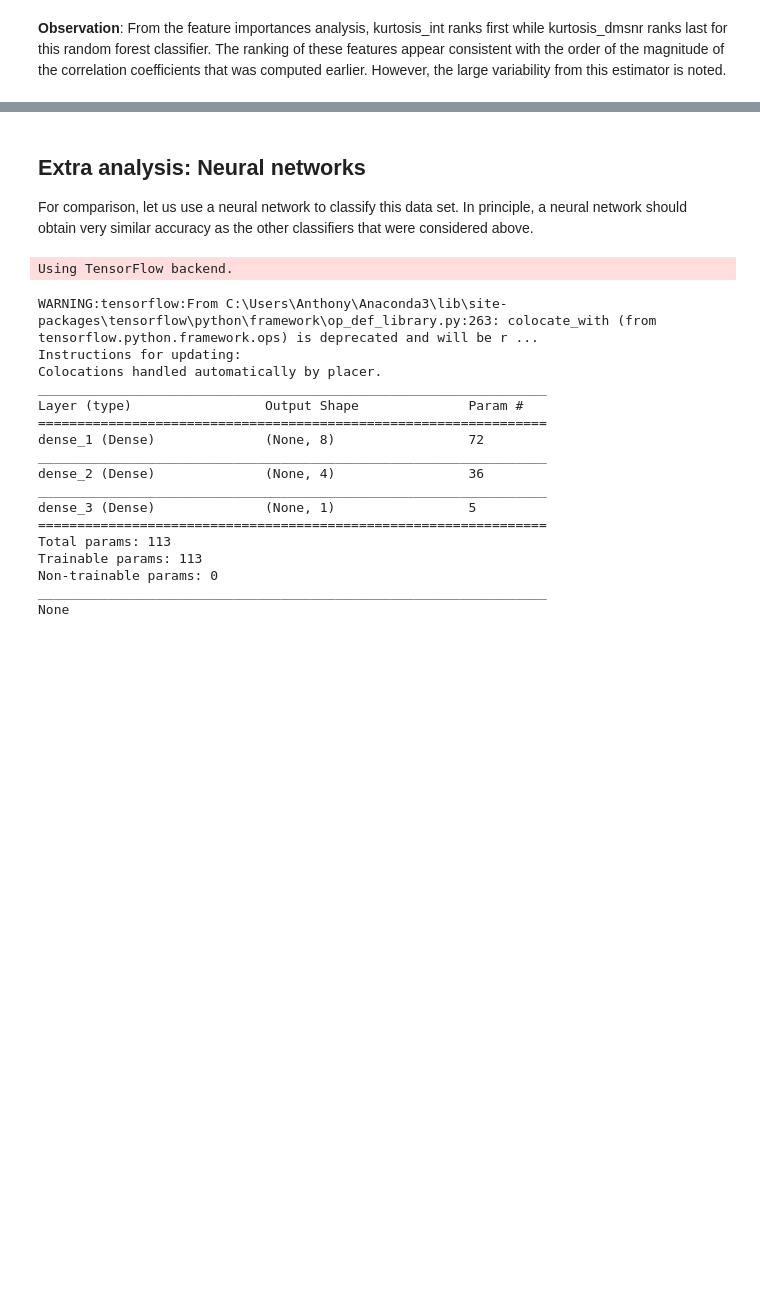
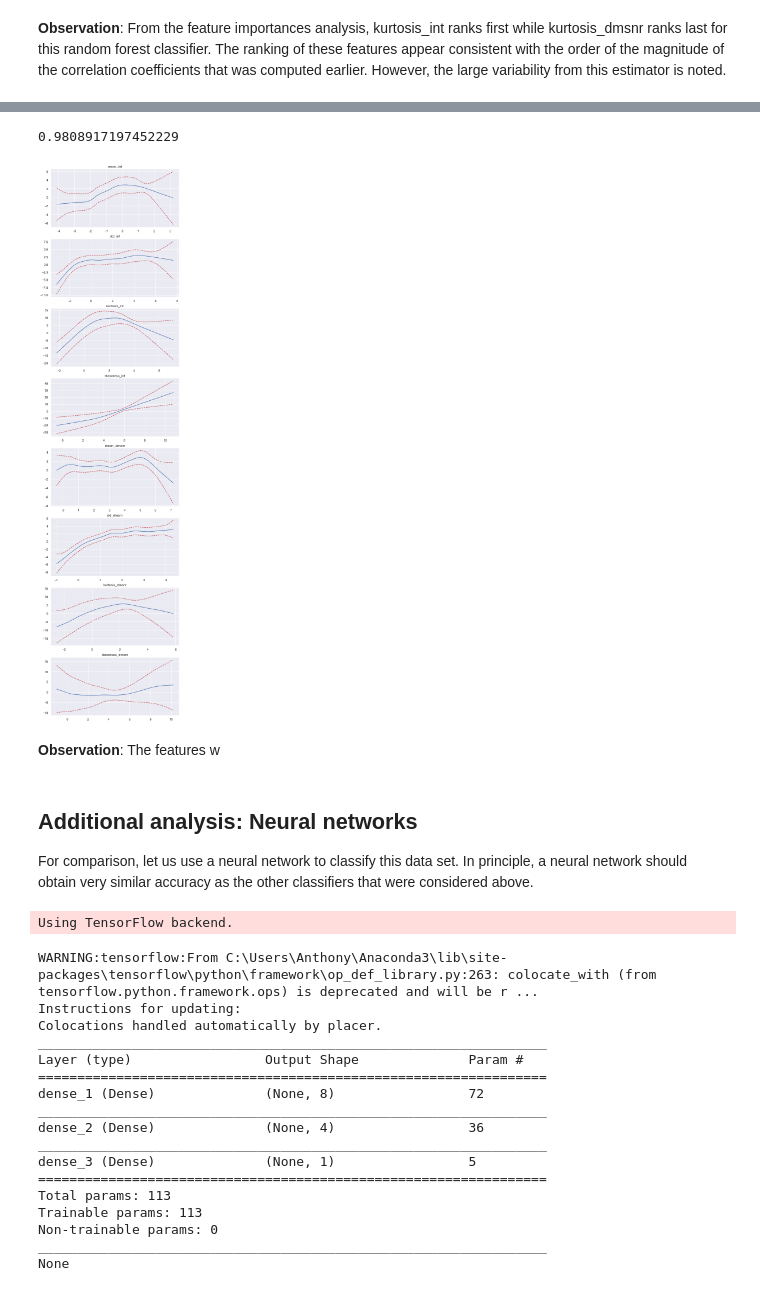
Before and after one commit to anthonyckleung/Pulsar-Star-Classifier, a Jupyter notebook: pulsar-star-ml.ipynb, the cells around one changed output, grey strips where cells are left out. Saved outputs shown, nothing was run; the diff lists cells and outputs as text; code cells hidden in the pictures; blank space fills up the shorter version.

```diff
--- a/pulsar-star-ml.ipynb
+++ b/pulsar-star-ml.ipynb
@@ -466,0 +476,3 @@ Feature ranking:
+# %%
+gam = LogisticGAM().fit(X, y)
+gam.summary()
@@ -467,5 +501,24 @@ Feature ranking:
+# %%
+gam.accuracy(X, y)
+# %% [output]
+0.9808917197452229
+# %%
+plt.rcParams['figure.figsize'] = (8, 35)
+fig, axs = plt.subplots(len(feature_names),1)
+titles = feature_names
+for i, ax in enumerate(axs):
+    XX = gam.generate_X_grid(term=i)
+    pdep, confi = gam.partial_dependence(term = i, X=XX, width=.95)
+    ax.plot(XX[:, i], pdep)
+    ax.plot(XX[:, i], confi, c='r', ls='--')
+    ax.set_title(titles[i])
+plt.show()
+# %% [output]
+[figure, added]
+# %% [markdown]
+**Observation**: The features w
 # %% [markdown]
-## Extra analysis: Neural networks
+## Additional analysis: Neural networks
 
 For comparison, let us use a neural network to classify this data set. In principle, a neural network should obtain very similar accuracy as the other classifiers that were considered above.
 # %%
```
Also changed, not shown: parts of 12 cells of this notebook.
